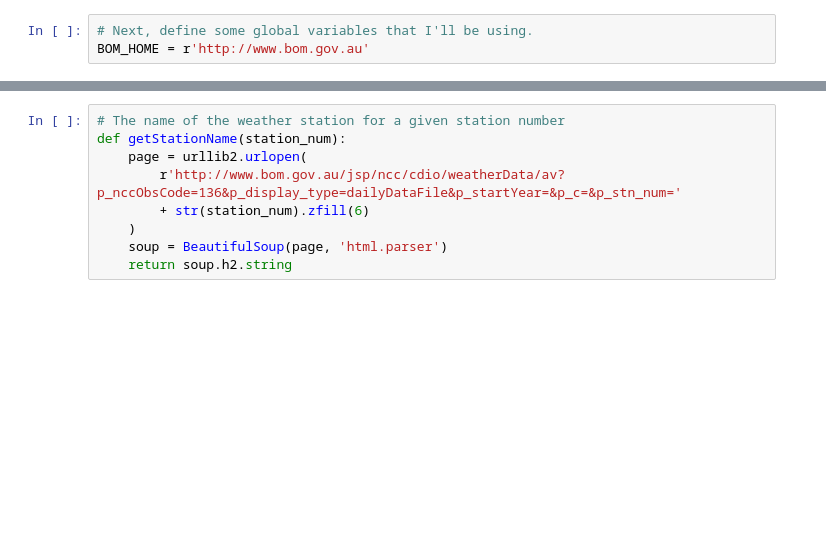
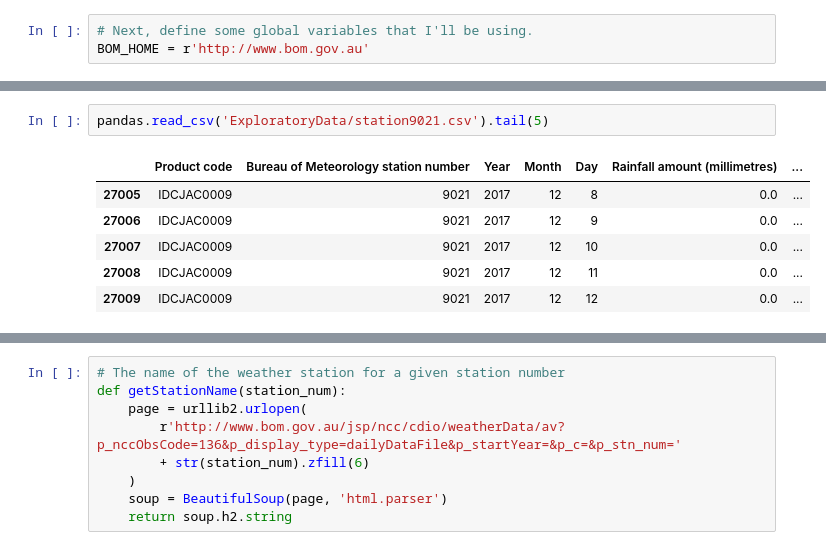
Before and after one commit to kmiller96/PythonWeatherDataScraper, a Jupyter notebook: ProofOfConcept.ipynb, the cells around one changed output, grey strips where cells are left out. Cells and saved outputs as stored; diff of their text form; blank space fills up the shorter version.

```diff
--- a/ProofOfConcept.ipynb
+++ b/ProofOfConcept.ipynb
@@ -53,0 +101,9 @@ BOM_HOME = r'http://www.bom.gov.au'
+# %%
+pandas.read_csv('ExploratoryData/station9021.csv').tail(5)
+# %% [output]
+|  | Product code | Bureau of Meteorology station number | Year | Month | Day | Rainfall amount (millimetres) | ... |
+| 27005 | IDCJAC0009 | 9021 | 2017 | 12 | 8 | 0.0 | ... |
+| 27006 | IDCJAC0009 | 9021 | 2017 | 12 | 9 | 0.0 | ... |
+| 27007 | IDCJAC0009 | 9021 | 2017 | 12 | 10 | 0.0 | ... |
+| 27008 | IDCJAC0009 | 9021 | 2017 | 12 | 11 | 0.0 | ... |
+| 27009 | IDCJAC0009 | 9021 | 2017 | 12 | 12 | 0.0 | ... |
```
Also changed, not shown: parts of 34 cells of this notebook, 4 other files.
